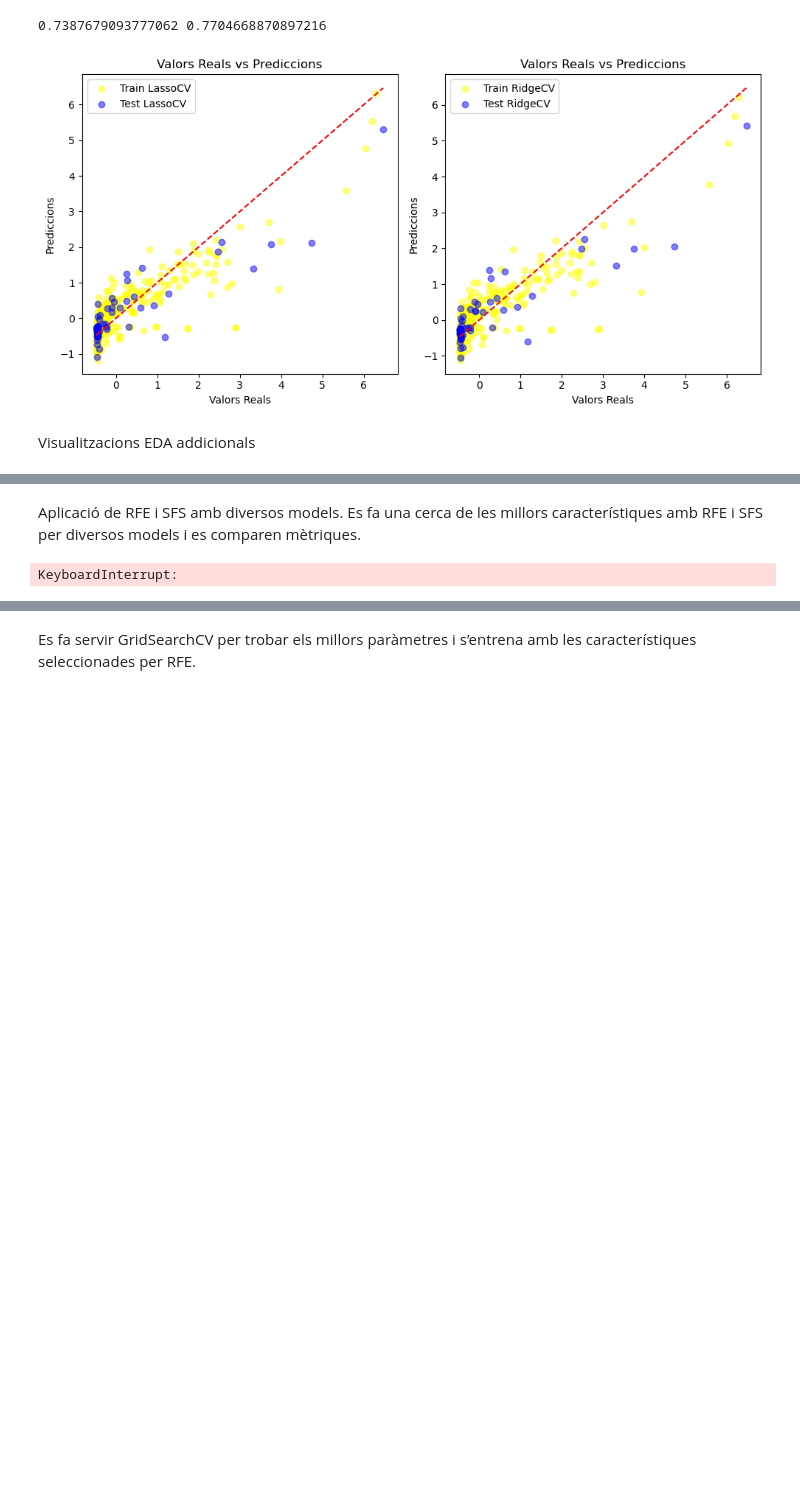
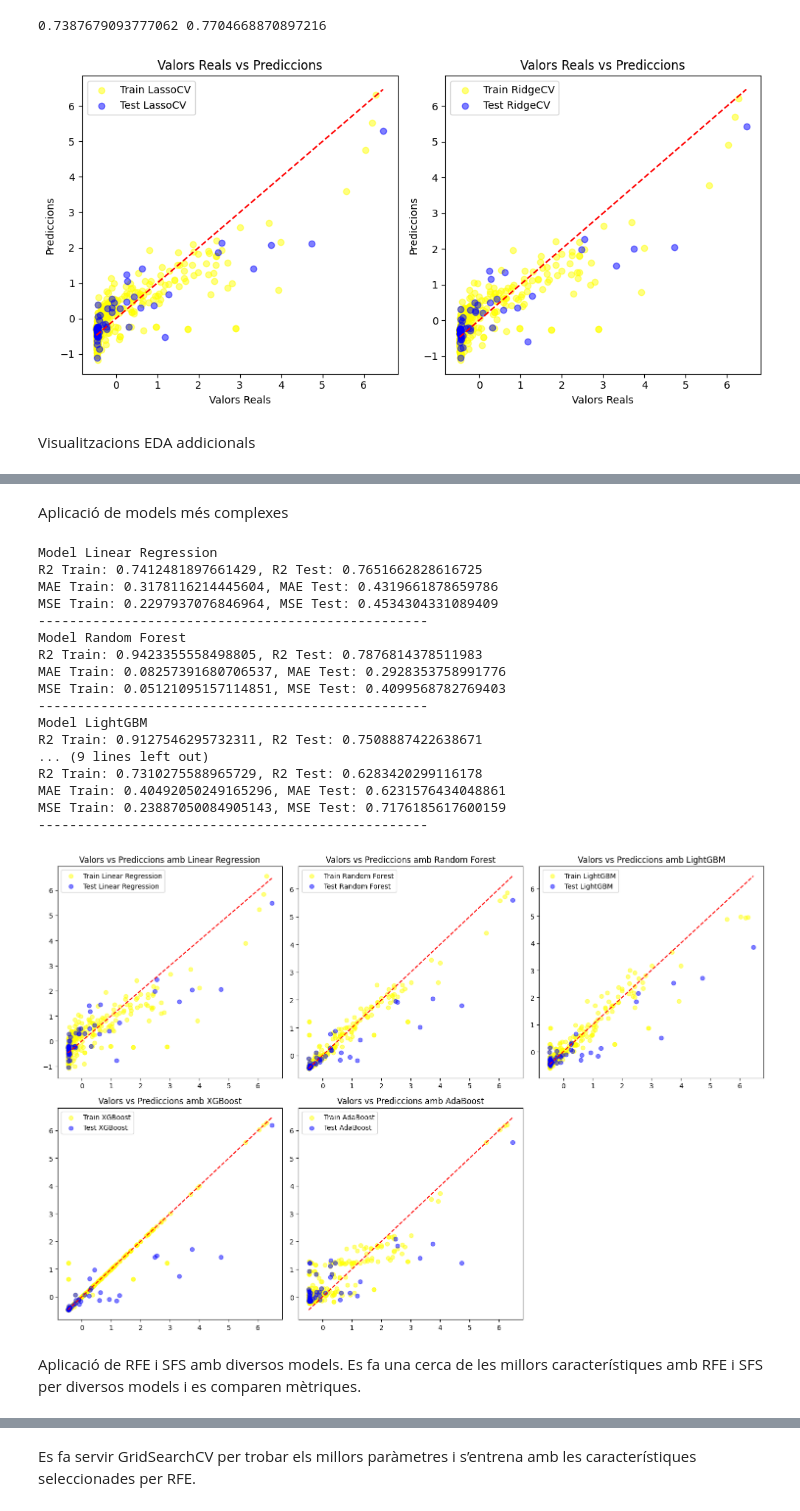
Before and after one commit to SantiMiquel/FantasyRegression, a Jupyter notebook: fantasy.ipynb, the cells around one changed output, grey strips where cells are left out. Drawn from its saved outputs; the diff is of its cells as text; code cells hidden in the pictures; blank space fills up the shorter version.

Commit message:
Afegits models borrats i última execució

```diff
--- a/fantasy.ipynb
+++ b/fantasy.ipynb
@@ -363,3 +345,77 @@ KeyboardInterrupt:
+# %% [markdown]
+Aplicació de models més complexes
+# %%
+models = {
+    "Linear Regression": LinearRegression(),
+    "Random Forest": RandomForestRegressor(),
+    "LightGBM": LGBMRegressor(verbose=-1),
+    "XGBoost": XGBRegressor(),
+    "AdaBoost": AdaBoostRegressor()
+}
+
+results = {}
+for name, model in models.items():
+    model.fit(X_train, y_train)
+
+    y_pred_train = model.predict(X_train)
+    y_pred_test = model.predict(X_test)
+    r2_train = r2_score(y_train, y_pred_train)
+    r2_test = r2_score(y_test, y_pred_test)
+    mae_train = mean_absolute_error(y_train, y_pred_train)
+    mae_test = mean_absolute_error(y_test, y_pred_test)
+    mse_train = mean_squared_error(y_train, y_pred_train)
+    mse_test = mean_squared_error(y_test, y_pred_test)
+
+    results[name] = {
+        "model": model,
+        "MAE Train": mae_train,
+        "MAE Test": mae_test,
+        "MSE Train": mse_train,
+        "MSE Test": mse_test,
+        'R2 Train': r2_train,
+        'R2 Test': r2_test,
+        'y pred train': y_pred_train,
+        'y pred test': y_pred_test}
+
+    print(f"Model {name}")
+    print(f"R2 Train: {r2_train}, R2 Test: {r2_test}")
+    print(f"MAE Train: {mae_train}, MAE Test: {mae_test}")
+    print(f"MSE Train: {mse_train}, MSE Test: {mse_test}")
+    print("-" * 50)
+
+fig, axes = plt.subplots(2, 3, figsize=(15, 10))
+
+for idx, name in enumerate(models.keys()):
+    ax = axes[idx // 3, idx % 3]
+    ax.scatter(y_train, results[name]['y pred train'],color = 'yellow', alpha=0.5 , label=f'Train {name}')
+    ax.scatter(y_test, results[name]['y pred test'],color = 'blue', alpha=0.5 , label=f'Test {name}')
+    ax.set_title(f'Valors vs Prediccions amb {name}')
+    ax.plot([min(y_test), max(y_test)], [min(y_test), max(y_test)], color='red', linestyle='--')
+    ax.legend()
+
+axes[1, 2].axis('off')  # treure el subplot no utilitzat
+
+plt.tight_layout()
+plt.show()
+# %% [output]
+Model Linear Regression
+R2 Train: 0.7412481897661429, R2 Test: 0.7651662828616725
+MAE Train: 0.3178116214445604, MAE Test: 0.4319661878659786
+MSE Train: 0.2297937076846964, MSE Test: 0.4534304331089409
+--------------------------------------------------
+Model Random Forest
+R2 Train: 0.9423355558498805, R2 Test: 0.7876814378511983
+MAE Train: 0.08257391680706537, MAE Test: 0.2928353758991776
+MSE Train: 0.05121095157114851, MSE Test: 0.4099568782769403
+--------------------------------------------------
+Model LightGBM
+R2 Train: 0.9127546295732311, R2 Test: 0.7508887422638671
+... (9 lines left out)
+R2 Train: 0.7310275588965729, R2 Test: 0.6283420299116178
+MAE Train: 0.40492050249165296, MAE Test: 0.6231576434048861
+MSE Train: 0.23887050084905143, MSE Test: 0.7176185617600159
+--------------------------------------------------
+[figure, added]
 # %% [markdown]
 Aplicació de RFE i SFS amb diversos models. Es fa una cerca de les millors característiques amb RFE i SFS per diversos models i es comparen mètriques.
 # %%
@@ -424,8 +480,6 @@ for name, model in models.items():
         "MSE Test": mse_test_sfs,
         'R2 Train': r2_train_sfs,
         'R2 Test': r2_test_sfs}
-# %% [output]
-KeyboardInterrupt:
 # %%
 print("Model RFE:")
 for model_name in results_rfe:
```
Also changed, not shown: parts of 6 cells of this notebook.
